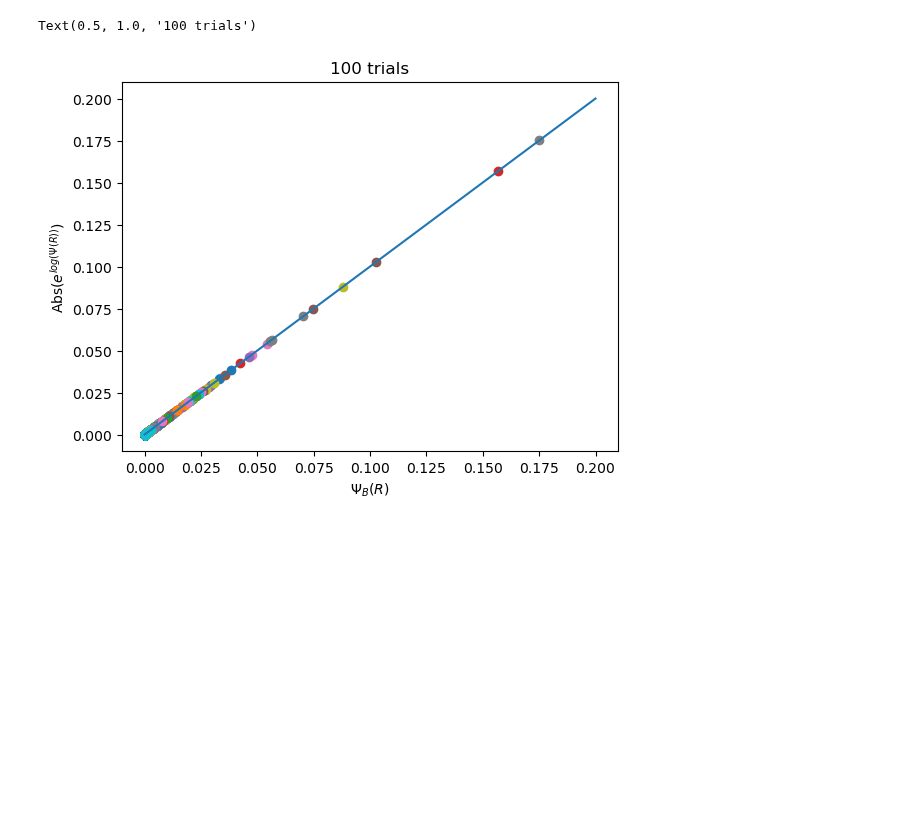
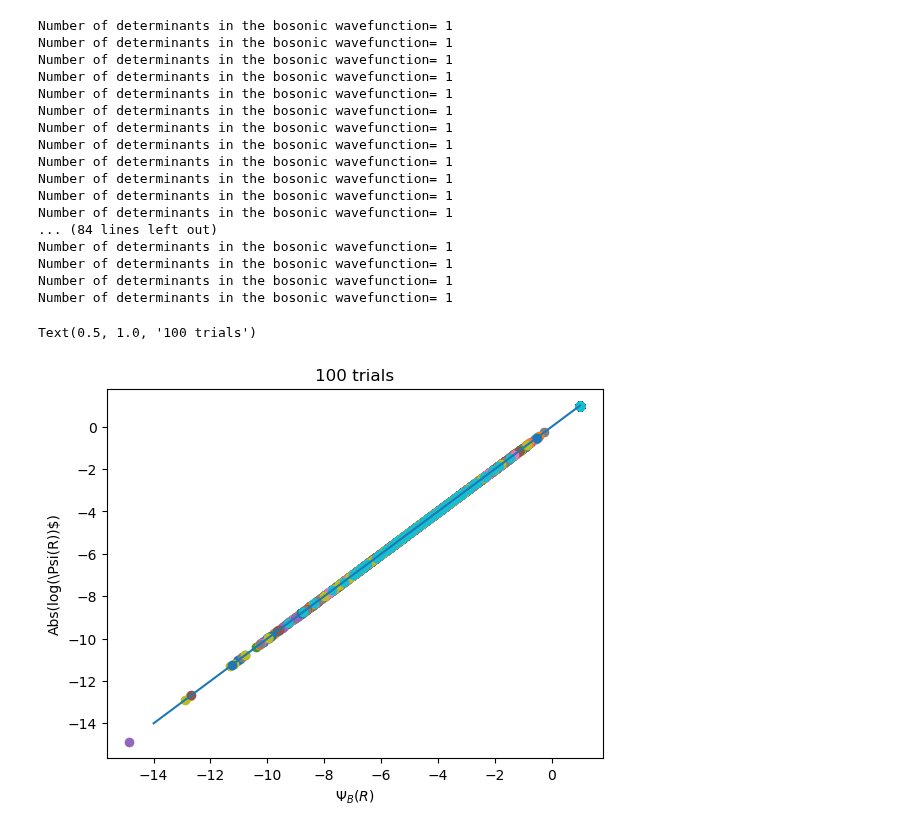
Before and after one commit to kayahans/pyqmc, a Jupyter notebook: pyqmc/test-value-jastrow.ipynb, the cells around one changed output. Drawn from its saved outputs; the diff is of its cells as text; code cells hidden in the pictures; blank space fills up the shorter version.

```diff
--- a/pyqmc/test-value-jastrow.ipynb
+++ b/pyqmc/test-value-jastrow.ipynb
@@ -165,19 +30,19 @@ converged SCF energy = -14.3541362022289  <S^2> = 2.0000041  2S+1 = 3.0000028
 # %%
-import importlib, recipes, bosonrecipes, bosonslater, bosonwf, bosonaccumulators, bosonjastrowspin, bosonlinemin, bosonmc, bosonmultiplywf, bosonwftools
-modules = [recipes, bosonrecipes, bosonrecipes, bosonslater, bosonwf, bosonaccumulators, bosonjastrowspin, bosonlinemin, bosonmc, bosonmultiplywf, bosonwftools] # Reloads recipes.py file after each update
+import importlib, recipes
+modules = [recipes]
 for m in modules:
     importlib.reload(m)
 
     # Jastrow optimizationn
 
-for fname in ['sj.hdf5']:
+for fname in [opt_checkfile]:
     if os.path.isfile(fname):
         os.remove(fname)
 
 # pyq.OPTIMIZE(scf_checkfile, "sj.hdf5", ci_checkfile=ci_checkfile, max_iterations=2, verbose=False)
 # bosonrecipes.ABOPTIMIZE(scf_checkfile, "sj.hdf5", max_iterations=2, nconfig=100, verbose=False)
-recipes.OPTIMIZE(scf_checkfile, "sj.hdf5", max_iterations=5, nconfig=1000, verbose=False)
+recipes.OPTIMIZE(scf_checkfile, opt_checkfile, max_iterations=5, nconfig=1000, verbose=True)
 # Jastrow optimization results
-df = pyq.read_opt("sj.hdf5")
+df = pyq.read_opt(opt_checkfile)
 df
 # %% [output]
@@ -199,8 +76,8 @@ nsteps = 1000
 discard = 100
 reblock_size = 50
 # %%
-import importlib, recipes, abdmc, wftools, bosonslater, bosonwftools, determinant_tools, mc, dmc, slater, orbitals, accumulators, energy, jastrowspin, multiplywf
-modules = [recipes, abdmc, wftools, bosonslater, bosonwftools, determinant_tools, mc, dmc, slater, orbitals, accumulators, energy, jastrowspin, multiplywf] # Reloads recipes.py file after each update
+import importlib, recipes
+modules = [recipes] # Reloads recipes.py file after each update
 for m in modules:
     importlib.reload(m)
 import pyqmc.pyscftools as pyscftools
@@ -212,7 +89,7 @@ def initialize_boson_qmc_objects_j(
     wf, to_opt = bosonwftools.generate_boson_wf(
         mol, mf,
     )
-    load_parameters = 'sj.hdf5'
+    load_parameters = opt_checkfile
     wftools.read_wf(wf, load_parameters)
     return wf
 
@@ -223,40 +100,67 @@ def initialize_qmc_objects_j(
     wf, to_opt = wftools.generate_wf(
         mol, mf,
     )
-    load_parameters = 'sj.hdf5'
+    load_parameters = opt_checkfile
     wftools.read_wf(wf, load_parameters)
     return wf
 # %%
+import importlib, bosonrecipes, bosonmc, bosonwftools
+modules = [bosonrecipes, bosonmc, bosonwftools] # Reloads recipes.py file after each update
+for m in modules:
+    importlib.reload(m)
+
+import importlib, wftools
+modules = [wftools] # Reloads recipes.py file after each update
+for m in modules:
+    importlib.reload(m)
+
 #phi and phib
 trials = 100
 for i in range(trials):
     nconfig = 100
     mol, mf = pyscftools.recover_pyscf(scf_checkfile)
     configs = bosonmc.initial_guess(mol, nconfig, seed = i)
     wfb = initialize_boson_qmc_objects_j(
         scf_checkfile,
     )
     wf = initialize_qmc_objects_j(
             scf_checkfile,
         )
     e=0
     sign, phi1 = wf.recompute(configs)
-    g1, phi, saved1 = wf.gradient_value(e, configs.electron(e))
+    g1, _, _ = wf.gradient_value(e, configs.electron(e))
+    phi1 = wf.value()
     # phi1a = saved['phi']
     e=0
     signb, phi2 = wfb.recompute(configs)
-    g1b, saved2 = wfb.gradient_value(e, configs.electron(e))
-    phi2a = saved2['psi']
-
-    plt.scatter(np.exp(phi1), phi2)
-x = np.linspace(0, 0.2, 100)
+    g1b, _, _ = wfb.gradient_value(e, configs.electron(e))
+    phi2 = wfb.value()
+    plt.scatter(phi1, phi2)
+x = np.linspace(-14, 1, 100)
 plt.plot(x,x)
 plt.xlabel(r'$\Psi_B(R)$')
-plt.ylabel(r'Abs($e^{log(\Psi(R))}$)')
+plt.ylabel(r'Abs(log(\Psi(R))$)')
 plt.title(str(trials) + ' trials')
 # %% [output]
-Text(0.5, 1.0, '100 trials')
+Number of determinants in the bosonic wavefunction= 1
+Number of determinants in the bosonic wavefunction= 1
+Number of determinants in the bosonic wavefunction= 1
+Number of determinants in the bosonic wavefunction= 1
+Number of determinants in the bosonic wavefunction= 1
+Number of determinants in the bosonic wavefunction= 1
+Number of determinants in the bosonic wavefunction= 1
+Number of determinants in the bosonic wavefunction= 1
+Number of determinants in the bosonic wavefunction= 1
+Number of determinants in the bosonic wavefunction= 1
+Number of determinants in the bosonic wavefunction= 1
+Number of determinants in the bosonic wavefunction= 1
+... (84 lines left out)
+Number of determinants in the bosonic wavefunction= 1
+Number of determinants in the bosonic wavefunction= 1
+Number of determinants in the bosonic wavefunction= 1
+Number of determinants in the bosonic wavefunction= 1
+Text(0.5, 1.0, '100 trials')
-[figure, old version]
+[figure, new version]
 # %%
 #Val and valb
 trials = 100
```
Also changed, not shown: parts of 4 cells of this notebook, 22 other files.
